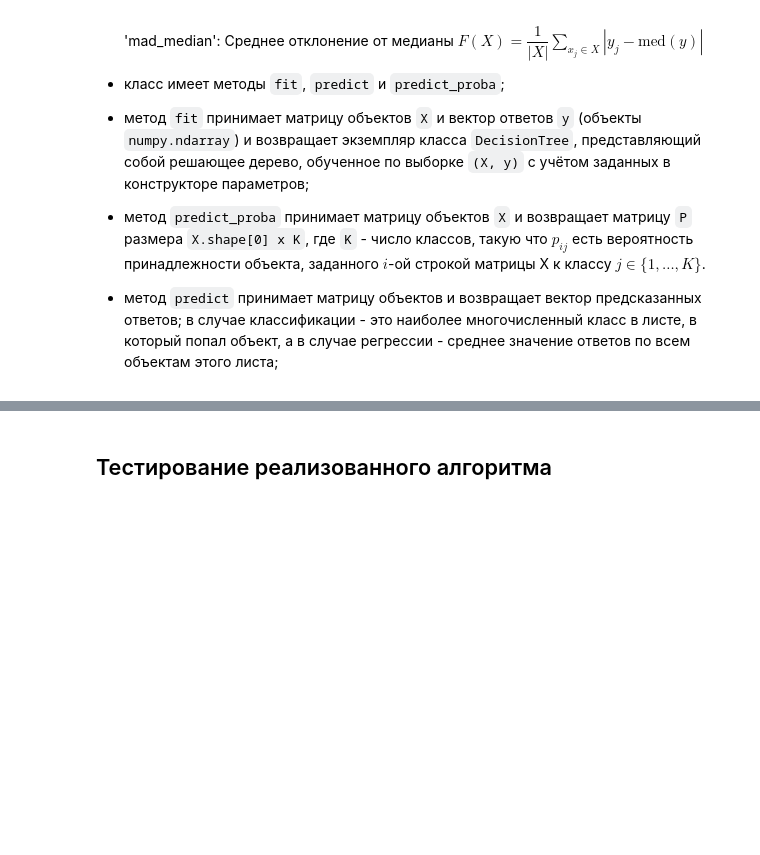
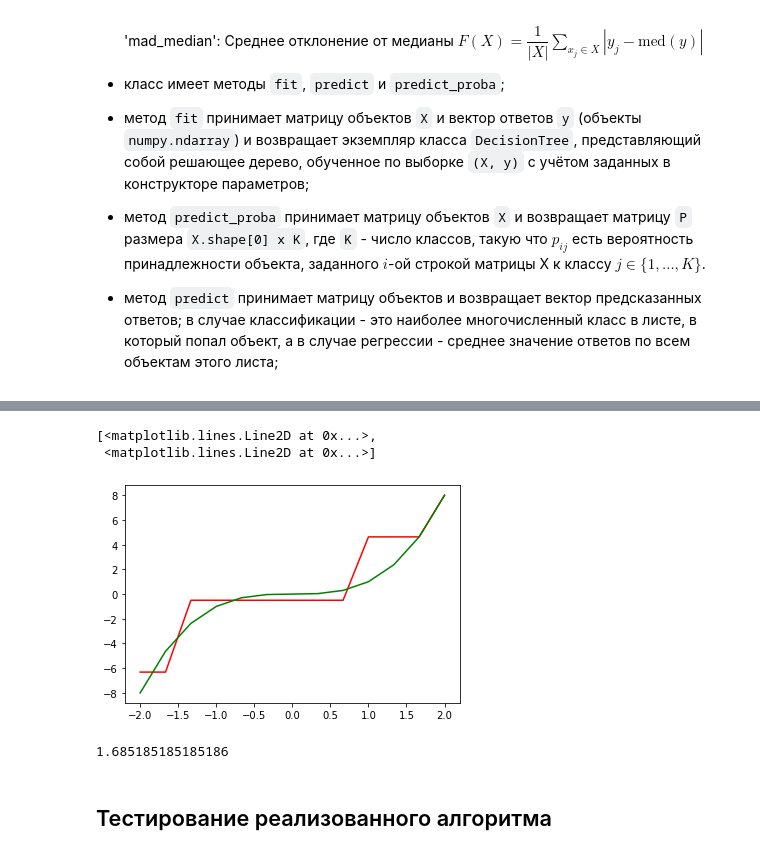
Before and after one commit to easterprince/Machine-Learning-Introduction, a Jupyter notebook: materials/homeworks/2_decision_tree_knn/hw3_optional_implement_dt.ipynb, the cells around one changed output, grey strips where cells are left out. Cells and saved outputs as stored; diff of their text form; code cells hidden in the pictures; blank space fills up the shorter version.

```diff
--- a/materials/homeworks/2_decision_tree_knn/hw3_optional_implement_dt.ipynb
+++ b/materials/homeworks/2_decision_tree_knn/hw3_optional_implement_dt.ipynb
@@ -81,3 +157,16 @@ DecisionTree(criterion='variance', debug=None, max_depth=2, min_samples_split=2)
+# %%
+decisionTree_2 = DecisionTree(max_depth = 2, criterion = 'classic_mad_median')
+decisionTree_2.fit(train_X, train_y)
+predicted_2 = decisionTree_2.predict(X)
+plt.plot(X, predicted_2, 'r', X, y, 'g')
+# %% [output]
+[<matplotlib.lines.Line2D at 0x...>,
+ <matplotlib.lines.Line2D at 0x...>]
+[figure, added]
+# %%
+print(np.max(np.abs(predicted_1 - predicted_2)))
+# %% [output]
+1.685185185185186
 # %% [markdown]
 ## Тестирование реализованного алгоритма
 # %% [markdown]
```
Also changed, not shown: parts of 13 cells of this notebook, 1 other file.
